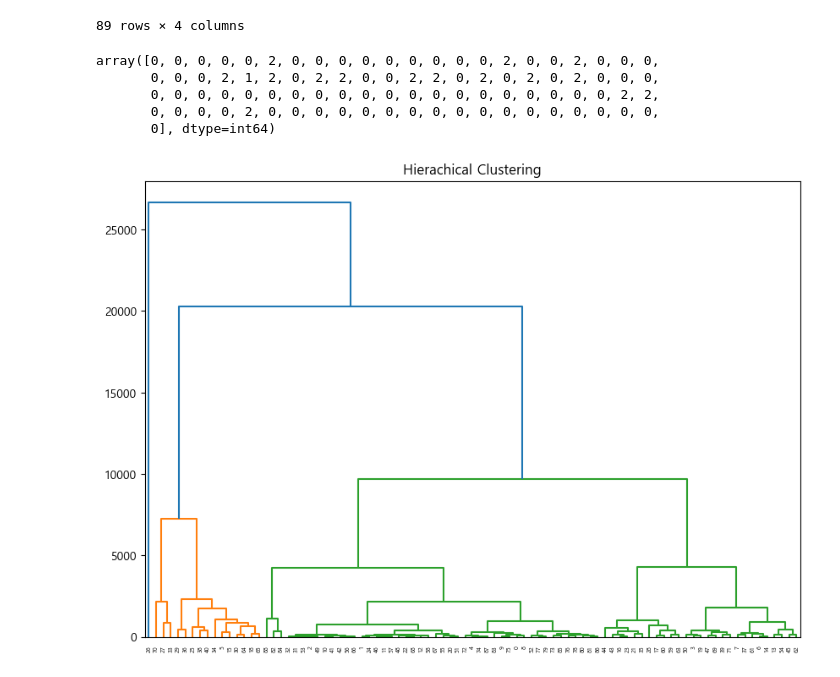
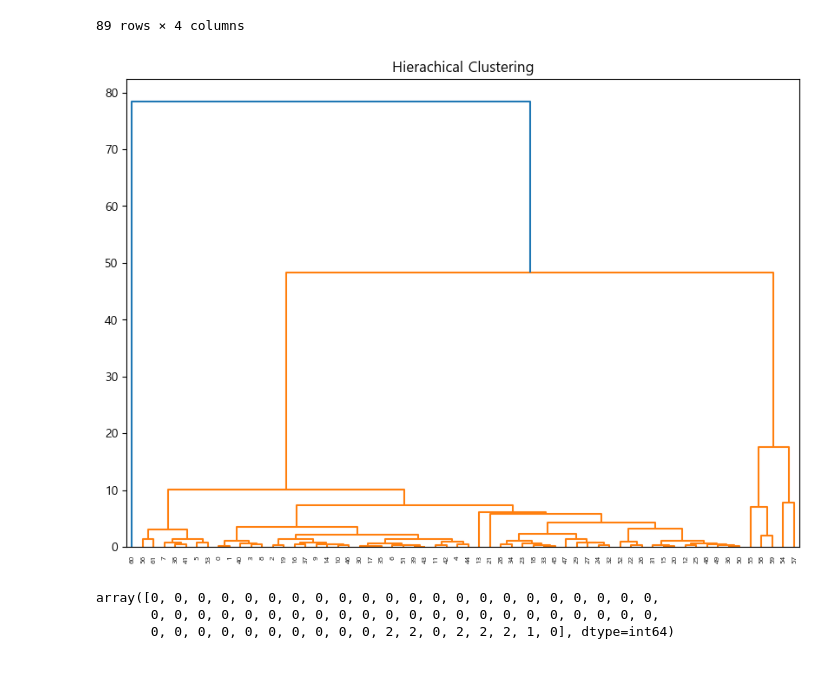
Before and after one commit to choiyongwoo/Education_competition, a Jupyter notebook: 학교추출.ipynb, the cells around one changed output. Cells and saved outputs as stored; diff of their text form; code cells hidden in the pictures.

```diff
--- a/학교추출.ipynb
+++ b/학교추출.ipynb
@@ -745,4 +841,4 @@ sorted_df= ff.sort_values('학교개수', ascending=True).reset_index(drop=True)
 
 sorted_final_mid= sorted_df[:10]
 # %%
-mid_dong_list= pd.merge(sorted_final_mid, elementary_dong_code, how= 'left', on='법정동코드')['동이름'].to_list()
+mid_dong_df= pd.merge(sorted_final_mid, elementary_dong_code, how= 'left', on='법정동코드')
@@ -786,0 +1030,4 @@ cluster_df_plot= cluster_df[['총학생수','대중교통/도보(분)','학생1
+# %%
+cluster_df= scaled_df[['총학생수','대중교통/도보(분)','학생1인당교지면적','학원수','법정동코드','학교수']]
+cluster_df['target']=0
+cluster_df.loc[cluster_df['법정동코드'].isin(mid_dong_df['법정동코드'].to_list()), 'target'] = 1
@@ -817,13 +1080,13 @@ from sklearn.decomposition import PCA
 import numpy as np
 %matplotlib inline
 
-kmenas= KMeans(n_clusters=4, init='k-means++', max_iter=300, random_state=42)
-kmenas.fit(cluster_df[['총학생수','대중교통/도보(분)','학생1인당교지면적','학원수']])
+kmenas= KMeans(n_clusters=3, init='k-means++', max_iter=300, random_state=42)
+kmenas.fit(cluster_df[['총학생수','대중교통/도보(분)','학생1인당교지면적']])
 
 cluster_df['cluster']=kmenas.labels_
 
 pca = PCA(n_components=2)
-pca_transformed = pca.fit_transform(cluster_df[['총학생수','대중교통/도보(분)','학생1인당교지면적','학원수']])
+pca_transformed = pca.fit_transform(cluster_df[['총학생수','대중교통/도보(분)','학생1인당교지면적']])
 
 cluster_df['pca_x'] = pca_transformed[:,0]
 cluster_df['pca_y'] = pca_transformed[:,1]
@@ -832,7 +1095,7 @@ cluster_df['pca_y'] = pca_transformed[:,1]
 marker0_ind = cluster_df[cluster_df['cluster']==0].index
 marker1_ind = cluster_df[cluster_df['cluster']==1].index
 marker2_ind = cluster_df[cluster_df['cluster']==2].index
-marker3_ind = cluster_df[cluster_df['cluster']==3].index
+# marker3_ind = cluster_df[cluster_df['cluster']==3].index
 
 
 plt.subplot(1,2,1)
@@ -849,7 +1112,7 @@ plt.subplot(1,2,2)
 plt.scatter(x=cluster_df.loc[marker0_ind,'pca_x'], y=cluster_df.loc[marker0_ind,'pca_y'], marker='o')
 plt.scatter(x=cluster_df.loc[marker1_ind,'pca_x'], y=cluster_df.loc[marker1_ind,'pca_y'], marker='s')
 plt.scatter(x=cluster_df.loc[marker2_ind,'pca_x'], y=cluster_df.loc[marker2_ind,'pca_y'], marker='^')
-plt.scatter(x=cluster_df.loc[marker3_ind,'pca_x'], y=cluster_df.loc[marker3_ind,'pca_y'])
+# plt.scatter(x=cluster_df.loc[marker3_ind,'pca_x'], y=cluster_df.loc[marker3_ind,'pca_y'])
 
 
 plt.xlabel('PCA 1')
@@ -860,0 +1177,3 @@ plt.show()
+# %%
+cluster_df=pd.merge(cluster_df, middle_dong_code, how='left',on='법정동코드')
+cluster_df[cluster_df['target']==1]
@@ -879,23 +1222,21 @@ cluster_df[['총학생수','대중교통/도보(분)','학생1인당교지면적
 # %%
 import scipy.cluster.hierarchy as shc
 from sklearn.cluster import AgglomerativeClustering
 
 
 
 plt.figure(figsize=(10, 7))
 plt.title("Hierachical Clustering")
-dend = shc.dendrogram(shc.linkage(cluster_df[['총학생수','대중교통/도보(분)','학생1인당교지면적','학원수']].values, method='ward'))
-
-
-cluster = AgglomerativeClustering(n_clusters=3, affinity='euclidean', linkage='ward')
-cluster.fit_predict(cluster_df[['총학생수','대중교통/도보(분)','학생1인당교지면적','학원수']].values)
+dend = shc.dendrogram(shc.linkage(cluster_df[['총학생수','대중교통/도보(분)','학생1인당교지면적']].values, method='ward'))
 # %% [output]
-array([0, 0, 0, 0, 0, 2, 0, 0, 0, 0, 0, 0, 0, 0, 0, 2, 0, 0, 2, 0, 0, 0,
-       0, 0, 0, 2, 1, 2, 0, 2, 2, 0, 0, 2, 2, 0, 2, 0, 2, 0, 2, 0, 0, 0,
-       0, 0, 0, 0, 0, 0, 0, 0, 0, 0, 0, 0, 0, 0, 0, 0, 0, 0, 0, 0, 2, 2,
-       0, 0, 0, 0, 2, 0, 0, 0, 0, 0, 0, 0, 0, 0, 0, 0, 0, 0, 0, 0, 0, 0,
-       0], dtype=int64)
-[figure, old version]
+[figure, new version]
+# %%
+cluster = AgglomerativeClustering(n_clusters=3,linkage='ward')
+cluster.fit_predict(cluster_df[['총학생수','대중교통/도보(분)','학생1인당교지면적','학원수']].values)
+# %% [output]
+array([0, 0, 0, 0, 0, 0, 0, 0, 0, 0, 0, 0, 0, 0, 0, 0, 0, 0, 0, 0, 0, 0,
+       0, 0, 0, 0, 0, 0, 0, 0, 0, 0, 0, 0, 0, 0, 0, 0, 0, 0, 0, 0, 0, 0,
+       0, 0, 0, 0, 0, 0, 0, 0, 0, 0, 2, 2, 0, 2, 2, 2, 1, 0], dtype=int64)
 # %%
 plot_df = cluster_df[['총학생수','대중교통/도보(분)','학생1인당교지면적','학원수','pca_x','pca_y']]
 plot_df['target'] = cluster_df['target']
```
Also changed, not shown: parts of 65 cells of this notebook.
